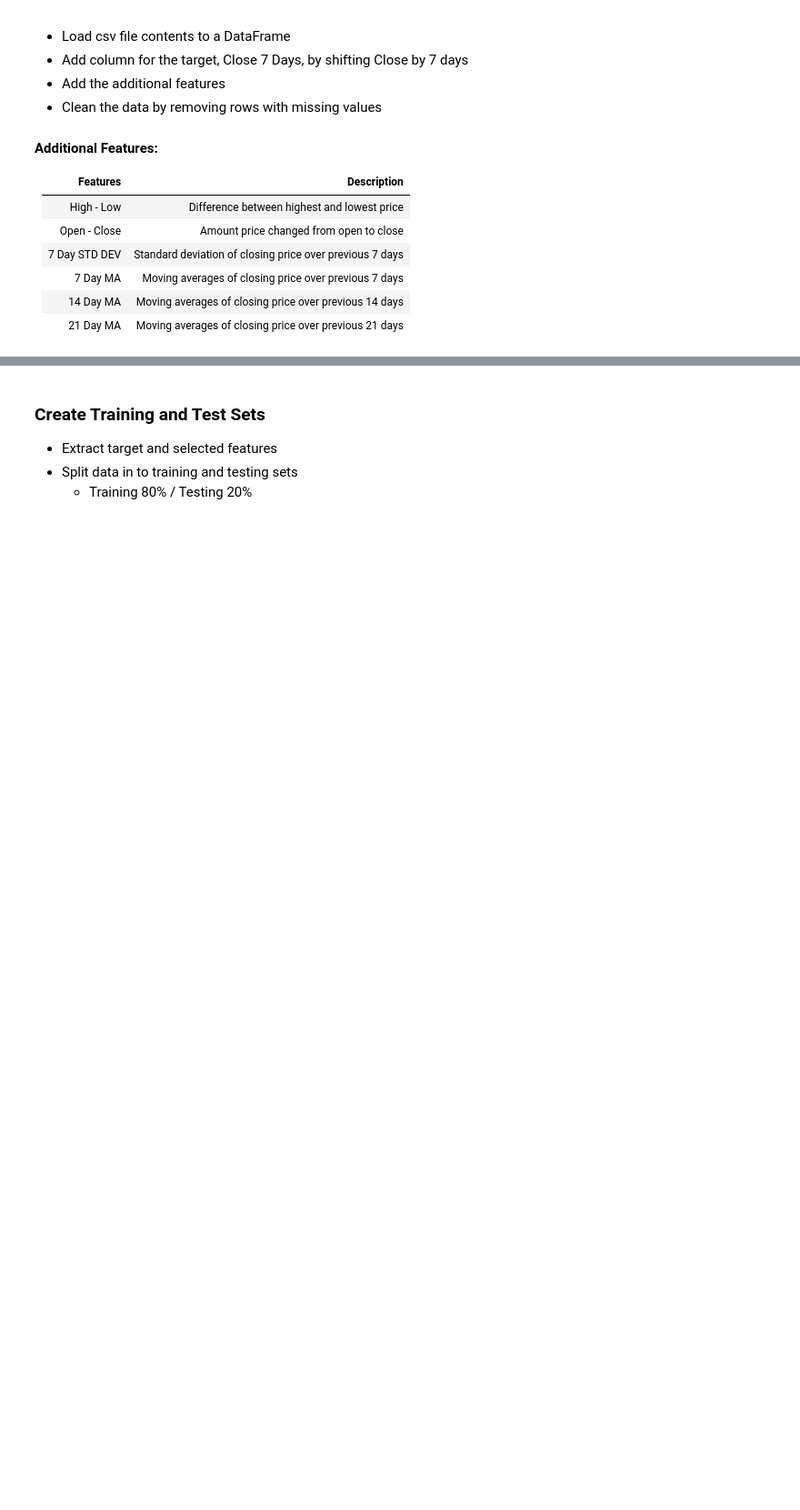
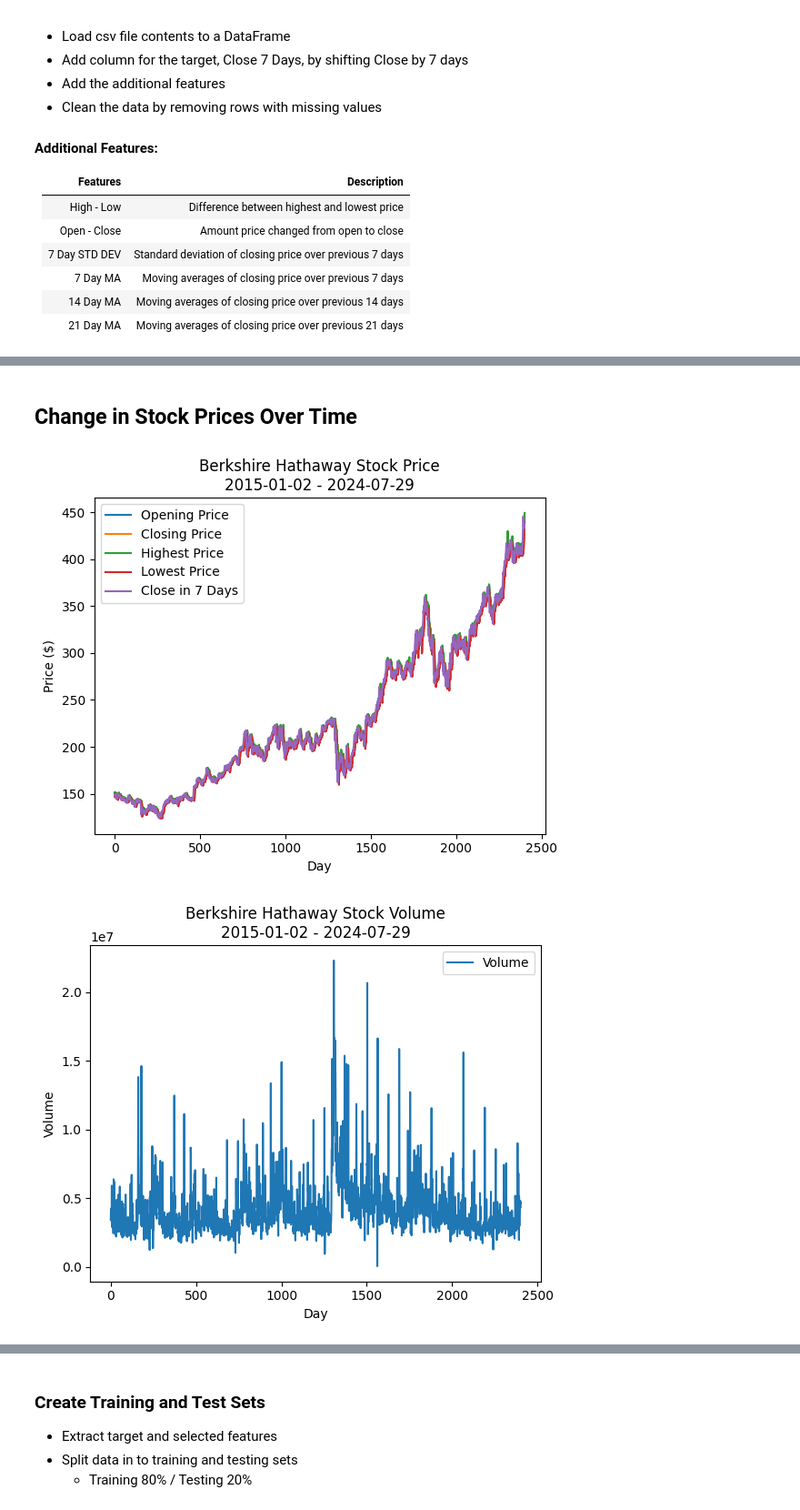
Before and after one commit to shannaw04/ml-stock-predictor, a Jupyter notebook: stock-predictor.ipynb, the cells around one changed output, grey strips where cells are left out. Shown at 91% size. Saved outputs shown, nothing was run; the diff lists cells and outputs as text; code cells hidden in the pictures; blank space fills up the shorter version.

```diff
--- a/stock-predictor.ipynb
+++ b/stock-predictor.ipynb
@@ -116 +98,24 @@ stock_data.tail(10)
+# %% [markdown]
+## Change in Stock Prices Over Time
+# %%
+plt.plot(stock_data['Day'], stock_data['Open'], label="Opening Price")
+plt.plot(stock_data['Day'], stock_data['Close'], label="Closing Price")
+plt.plot(stock_data['Day'], stock_data['High'], label="Highest Price")
+plt.plot(stock_data['Day'], stock_data['Low'], label="Lowest Price")
+plt.plot(stock_data['Day'], stock_data['Close 7 Days'], label="Close in 7 Days")
+plt.title("Berkshire Hathaway Stock Price\n2015-01-02 - 2024-07-29")
+plt.xlabel("Day")
+plt.ylabel("Price ($)")
+plt.legend()
+plt.show()
+
+plt.plot(stock_data['Day'], stock_data['Volume'], label="Volume")
+plt.title("Berkshire Hathaway Stock Volume\n2015-01-02 - 2024-07-29")
+plt.xlabel("Day")
+plt.ylabel("Volume")
+plt.legend()
+plt.show()
+# %% [output]
+[figure, added]
+[figure, added]
 # %% [markdown]
```
Also changed, not shown: parts of 27 cells of this notebook, 1 other file.
